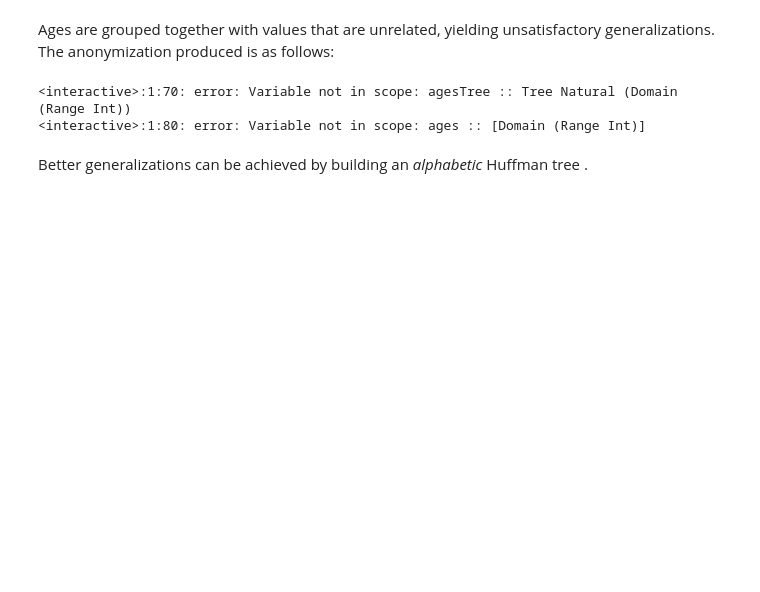
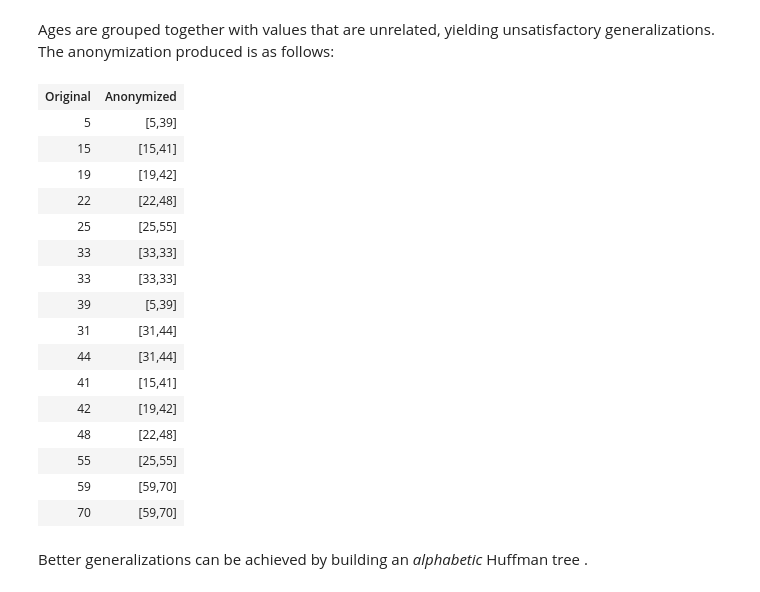
Before and after one commit to oisdk/IHaskell, a Jupyter notebook: notebooks/Privacy.ipynb, the cells around one changed output. Cells and saved outputs as stored; diff of their text form; code cells hidden in the pictures; blank space fills up the shorter version.

```diff
--- a/notebooks/Privacy.ipynb
+++ b/notebooks/Privacy.ipynb
@@ -425,51 +306,56 @@ import qualified Data.Map.Strict         as Map
 import           Data.Semigroup          (Semigroup(..))
 import           Data.Semigroup.Foldable (foldMap1)
 import           Data.Foldable           (foldl')
 import           IHaskell.Display        (IHaskellDisplay(display)
                                          ,html,Display)
 import           Text.Printf             (printf)
 import           Control.Applicative
 import           Control.Monad
 
 anonMapping :: (Ord (Domain b), Information b)
             => (a -> Bool) -> Tree a (Domain b) -> Histogram b (Domain b)
 anonMapping reveal = Histogram . fromJust . (anonTree $ \tr -> do
     guard (reveal (measure tr))
     let sm = generalize tr
     pure (foldMap (\v -> Map.singleton v sm) tr))
 
 anonTree :: (Alternative f, Semigroup c) => (Tree a b -> f c) -> Tree a b -> f c
 anonTree select tr@(Node i l r) = liftA2 (<>) (anonTree select l) (anonTree select r) <|> select tr
 anonTree select tr = select tr
 
 anonTable :: (Applicative m,Ord (Domain b)
              ,Information b,Show (Domain b))
           => (b -> m String)
           -> Histogram b (Domain b)
           -> [Domain b]
-          -> m Display
+          -> m (Table [Domain b, String])
 anonTable output (Histogram mapping) xs
-    = fmap displayHtml (traverse (\x -> output (mapping Map.! x)) xs)
+    = fmap toTable (traverse (\x -> output (mapping Map.! x)) xs)
   where
-    displayHtml strs = Display [html (showTable strs)]
-    showTable tb
-        = unlines
-        $ "<table>"
-        : "<tr><th>Original</th><th>Anonymized</th></tr>"
-        : zipWith row xs tb ++
-        [ "</table>" ]
-    row orig anon
-        = concat
-        [ "<tr><td style=\"text-align: center;\">"
-        , show orig
-        , "</td><td style=\"text-align: center;\">"
-        , anon
-        , "</td></tr>" ]
+    toTable strs
+        = table ("Original", "Anonymized")
+                (Attr.style "text-align: center;", Attr.style "text-align: center;")
+                (zip xs strs)
 
 anonTable (pure . show :: Range Int -> IO String) (anonMapping (2<=) agesTree) ages
 # %% [output]
-<interactive>:1:70: error: Variable not in scope: agesTree :: Tree Natural (Domain (Range Int))
-<interactive>:1:80: error: Variable not in scope: ages :: [Domain (Range Int)]
+| Original | Anonymized |
+| 5 | [5,39] |
+| 15 | [15,41] |
+| 19 | [19,42] |
+| 22 | [22,48] |
+| 25 | [25,55] |
+| 33 | [33,33] |
+| 33 | [33,33] |
+| 39 | [5,39] |
+| 31 | [31,44] |
+| 44 | [31,44] |
+| 41 | [15,41] |
+| 42 | [19,42] |
+| 48 | [22,48] |
+| 55 | [25,55] |
+| 59 | [59,70] |
+| 70 | [59,70] |
 # %% [markdown]
 Better generalizations can be achieved by building an *alphabetic* Huffman tree <cite data-cite="2201627/M35JL7I9"></cite>.
 # %%
```
Also changed, not shown: parts of 31 cells of this notebook, 8 other files.
